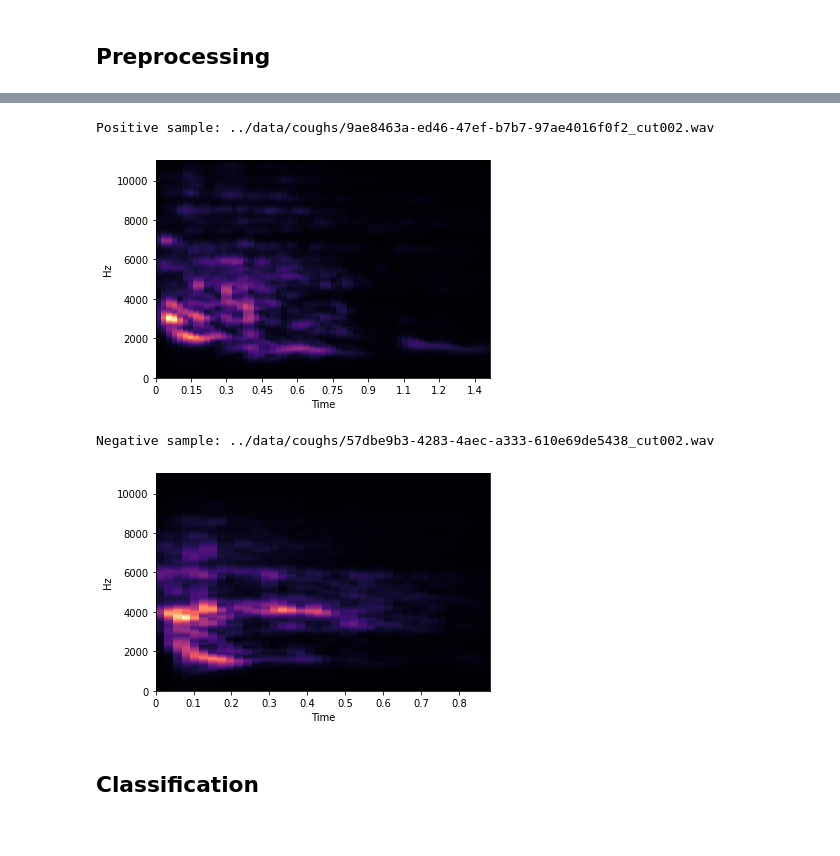
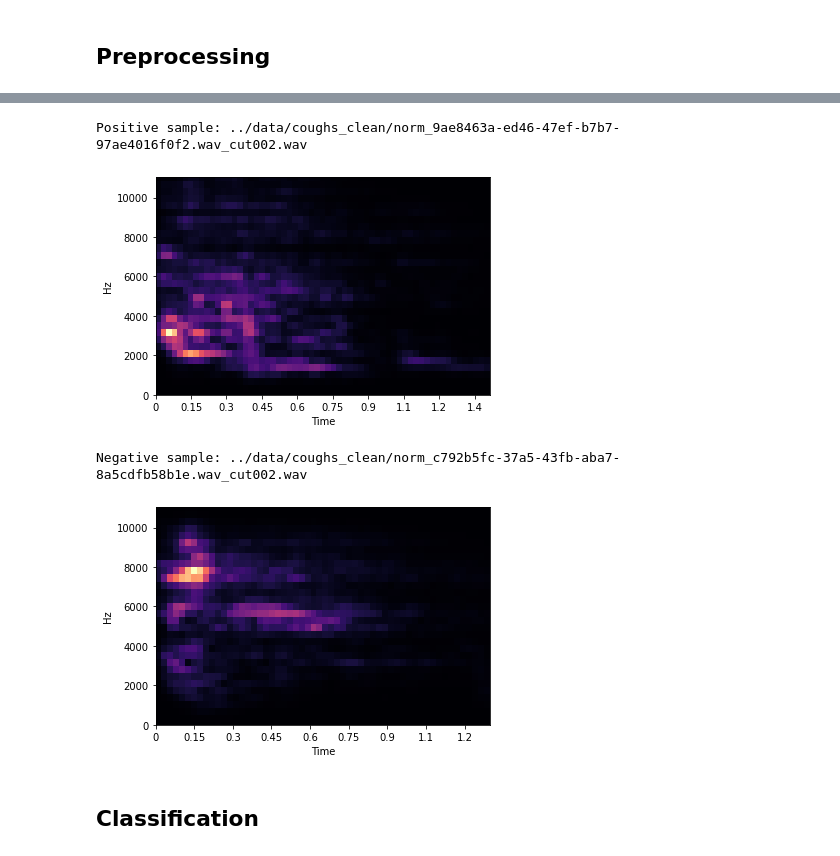
Before and after one commit to ale316/covid-19-classifier, a Jupyter notebook: notebooks/visualizations.ipynb, the cells around one changed output, grey strips where cells are left out. Drawn from its saved outputs; the diff is of its cells as text; code cells hidden in the pictures.

```diff
--- a/notebooks/visualizations.ipynb
+++ b/notebooks/visualizations.ipynb
@@ -53,11 +53,11 @@ with psycopg2.connect(**DB_CREDENTIALS, cursor_factory=DictCursor) as conn:
 
 df = []
 for c in coughs:
-    f = f"{BASE_PATH}/{c['filename']}"
+    f = f"{BASE_PATH}/{c['filename'].replace('coughs/', 'coughs_clean/norm_')}"
 
     # NOTE: hackily check if we have segments
-    for i in range(1, 10):
-        curr = f"{f.replace('.wav', '')}_cut00{i}.wav"
+    for i in range(1, 20):
+        curr = f"{f}_cut{str(i).zfill(3)}.wav"
         if os.path.isfile(curr):
             c['filename'] = curr
             df.append(get_row(c))
@@ -127,31 +127,31 @@ Negative sample: ../data/coughs/57dbe9b3-4283-4aec-a333-610e69de5438_cut002.wav
 # %%
 from src.preprocessing import GammatoneFilterbank
 
 def plot_gf(x, sr):
     window_time = 0.01
     hop_time = window_time / 2
-    num_filters = 512
+    num_filters = 32
     cutoff_low = 20
 
     gf = GammatoneFilterbank(sr,
                              window_time,
                              hop_time,
                              num_filters,
                              cutoff_low)
 
     gfs = gf.make_spectrogram(x)
     librosa.display.specshow(gfs, y_axis='linear', x_axis='time')
     plt.show()
 
 print(f"Positive sample: {pos.filename}")
 plot_gf(yp, srp)
 
 print(f"Negative sample: {neg.filename}")
 plot_gf(yn, srn)
 # %% [output]
-Positive sample: ../data/coughs/9ae8463a-ed46-47ef-b7b7-97ae4016f0f2_cut002.wav
+Positive sample: ../data/coughs_clean/norm_9ae8463a-ed46-47ef-b7b7-97ae4016f0f2.wav_cut002.wav
-[figure, old version]
+[figure, new version]
-Negative sample: ../data/coughs/57dbe9b3-4283-4aec-a333-610e69de5438_cut002.wav
+Negative sample: ../data/coughs_clean/norm_c792b5fc-37a5-43fb-aba7-8a5cdfb58b1e.wav_cut002.wav
-[figure, old version]
+[figure, new version]
 # %% [markdown]
 ## Classification
```
Also changed, not shown: parts of 9 cells of this notebook, 2 other files.
